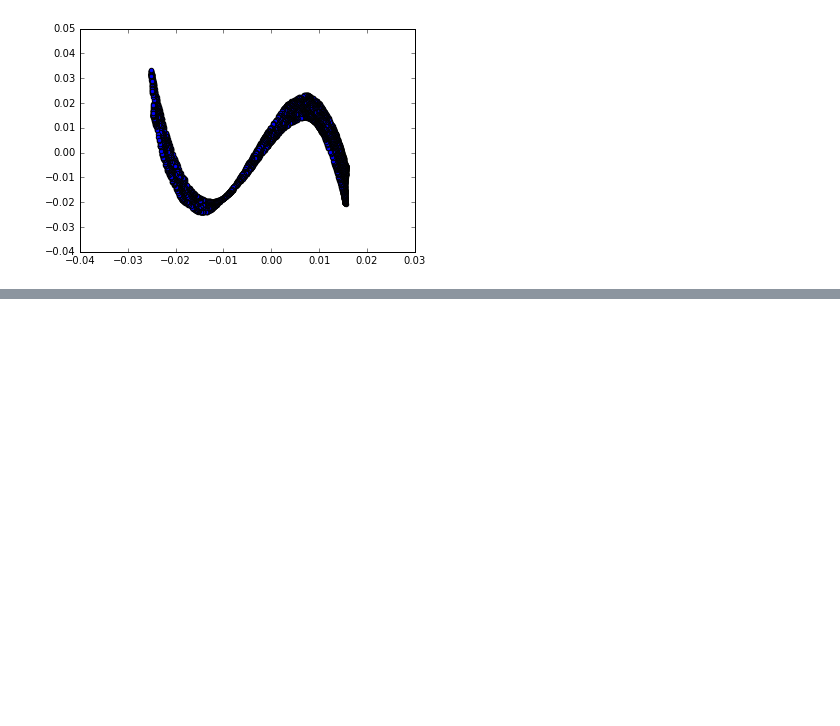
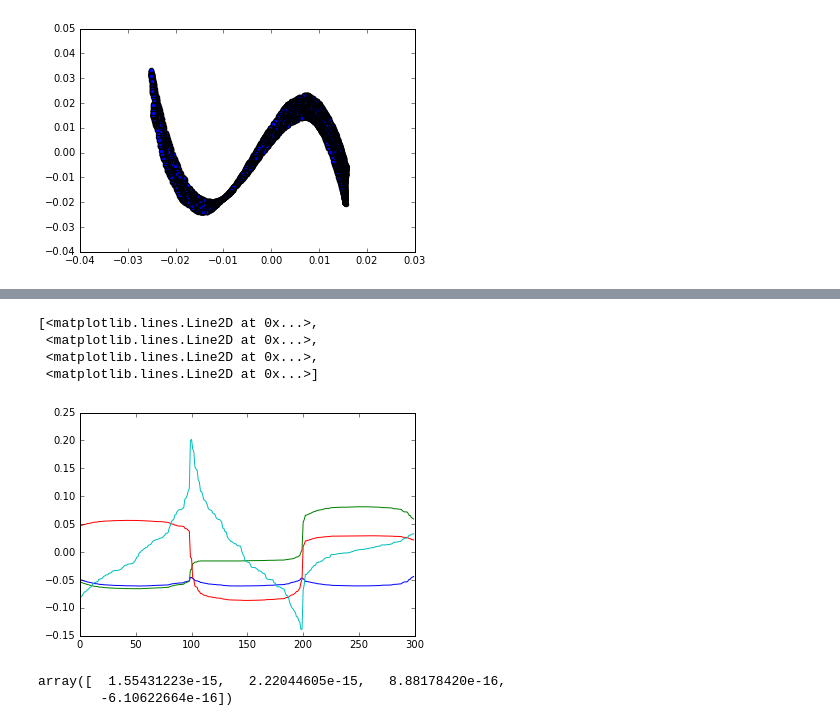
Before and after one commit to tabakg/diffusion_maps, a Jupyter notebook: example_diffusion_maps.ipynb, the cells around one changed output, grey strips where cells are left out. Cells and saved outputs as stored; diff of their text form; code cells hidden in the pictures; blank space fills up the shorter version.

```diff
--- a/example_diffusion_maps.ipynb
+++ b/example_diffusion_maps.ipynb
@@ -377,0 +388,15 @@ plt.scatter(e_vecs.T[1],np.asarray(e_vecs_separated.T[0])[0])
+# %%
+s_e_vals,s_e_vecs,s_e_vecs_left = run_diffusion_map(data, params, symmetric = True, eig_vec_both_sides = True)
+# %%
+plt.plot(s_e_vecs_left.real)
+# %% [output]
+[<matplotlib.lines.Line2D at 0x...>,
+ <matplotlib.lines.Line2D at 0x...>,
+ <matplotlib.lines.Line2D at 0x...>,
+ <matplotlib.lines.Line2D at 0x...>]
+[figure, added]
+# %%
+e_vals - s_e_vals
+# %% [output]
+array([  1.55431223e-15,   2.22044605e-15,   8.88178420e-16,
+        -6.10622664e-16])
```
Also changed, not shown: parts of 4 cells of this notebook, 1 other file.
